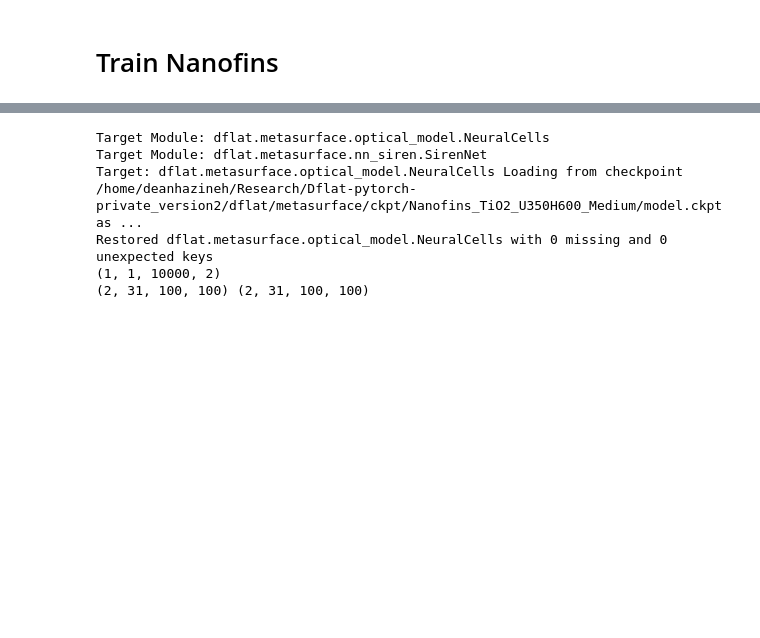
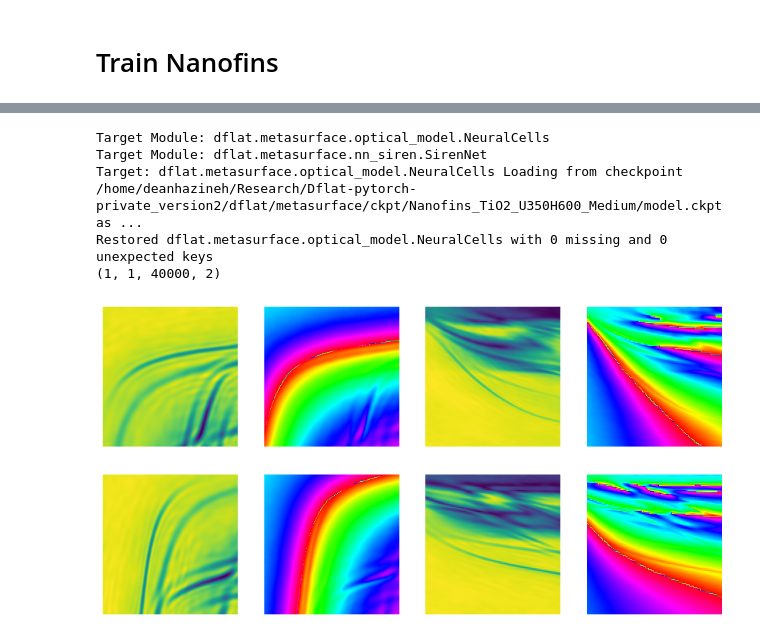
Before and after one commit to DeanHazineh/DFlat, a Jupyter notebook: scripts/trainer.ipynb, the cells around one changed output, grey strips where cells are left out. Cells and saved outputs as stored; diff of their text form; code cells hidden in the pictures; blank space fills up the shorter version.

```diff
--- a/scripts/trainer.ipynb
+++ b/scripts/trainer.ipynb
@@ -56,30 +65,36 @@ Loaded checkpoint from epoch 2100
 # %%
 model = load_optical_model(config_path)
 model.to('cuda')
 
-lam = np.linspace(0, 1, 31)
-lx = np.linspace(0, 1, 100)
+lam = np.linspace(0, 1, 100)
+lx = np.linspace(0, 1, 200)
 lx, ly = np.meshgrid(lx, lx)
 p = np.stack([lx.flatten(), ly.flatten()]).T
 p = p[None, None]
 print(p.shape)
 
 amp, phase = model(p, lam, pre_normalized=True)
 
 amp = amp.squeeze()
 phase = phase.squeeze()
 amp = amp.view(2, len(lam), len(lx), len(lx)).cpu().numpy()
 phase = phase.view(2, len(lam), len(lx), len(lx)).cpu().numpy()
 
-fig, ax = plt.subplots(2, 2)
+fig, ax = plt.subplots(2, 4, figsize=(12,6))
 for i in range(2):
-    ax[i, 0].imshow(amp[0, len(lam)//2, :, :])
-    ax[i, 1].imshow(phase[16, :, :, i])
+    ax[i, 0].imshow(amp[i, len(lam)//2, :, :])
+    ax[i, 1].imshow(phase[i, len(lam)//2, :, :], cmap="hsv")
+    ax[i, 2].imshow(amp[i, :, :, len(lx)//2])
+    ax[i, 3].imshow(phase[i, :, :,  len(lx)//2], cmap="hsv")
+
+for axi in ax.flatten():
+    axi.axis('off')
+    axi.set_aspect("auto")
 plt.show()
 # %% [output]
 Target Module: dflat.metasurface.optical_model.NeuralCells
 Target Module: dflat.metasurface.nn_siren.SirenNet
 Target: dflat.metasurface.optical_model.NeuralCells Loading from checkpoint /home/deanhazineh/Research/Dflat-pytorch-private_version2/dflat/metasurface/ckpt/Nanofins_TiO2_U350H600_Medium/model.ckpt as ...
 Restored dflat.metasurface.optical_model.NeuralCells with 0 missing and 0 unexpected keys
-(1, 1, 10000, 2)
-(2, 31, 100, 100) (2, 31, 100, 100)
+(1, 1, 40000, 2)
+[figure, added]
```
Also changed, not shown: parts of 2 cells of this notebook, 3 other files.
